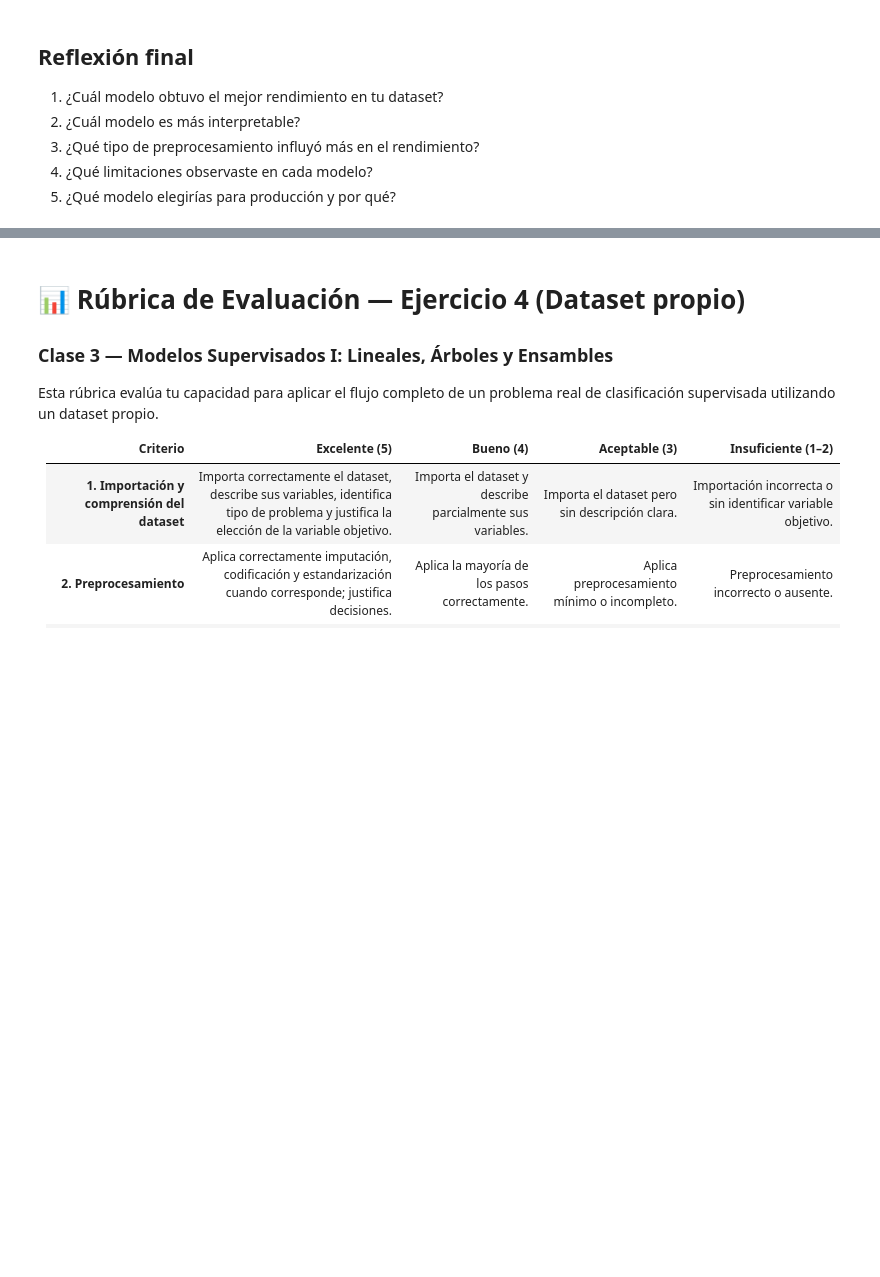
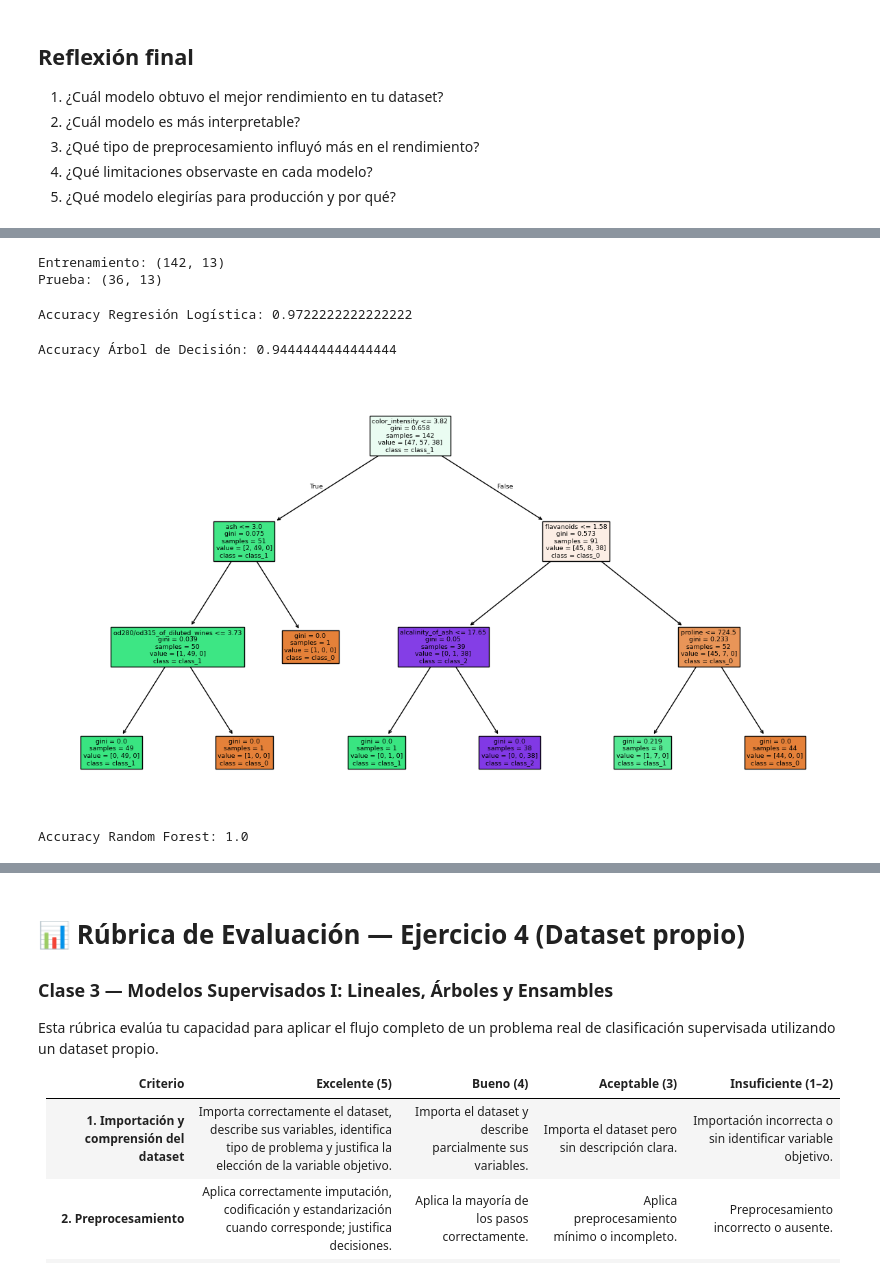
Before and after one commit to sanchezmicaela/Aprendizaje_Automatico, a Jupyter notebook: colab_notebook/3-modelos_supervisados-micaela-sanchez.ipynb, the cells around one changed output, grey strips where cells are left out. Saved outputs shown, nothing was run; the diff lists cells and outputs as text; code cells hidden in the pictures; blank space fills up the shorter version.

```diff
--- a/colab_notebook/3-modelos_supervisados-micaela-sanchez.ipynb
+++ b/colab_notebook/3-modelos_supervisados-micaela-sanchez.ipynb
@@ -1460,0 +1492,80 @@ Este ejercicio simula un flujo real de trabajo en machine learning.
+# %%
+X_train, X_test, y_train, y_test = train_test_split(
+    X,
+    y,
+    test_size=0.20,
+    random_state=42,
+    stratify=y
+)
+
+scaler = StandardScaler()
+
+X_train_scaled = scaler.fit_transform(X_train)
+X_test_scaled = scaler.transform(X_test)
+
+print("Entrenamiento:", X_train.shape)
+print("Prueba:", X_test.shape)
+# %% [output]
+Entrenamiento: (142, 13)
+Prueba: (36, 13)
+# %%
+# Regresión Logística
+
+log_model = LogisticRegression(max_iter=5000)
+
+log_model.fit(X_train_scaled, y_train)
+
+pred_log = log_model.predict(X_test_scaled)
+
+acc_log = accuracy_score(y_test, pred_log)
+
+print("Accuracy Regresión Logística:", acc_log)
+# %% [output]
+Accuracy Regresión Logística: 0.9722222222222222
+# %%
+# Árbol de Decisión
+
+tree_model = DecisionTreeClassifier(
+    max_depth=3,
+    random_state=42
+)
+
+tree_model.fit(X_train, y_train)
+
+pred_tree = tree_model.predict(X_test)
+
+acc_tree = accuracy_score(y_test, pred_tree)
+
+print("Accuracy Árbol de Decisión:", acc_tree)
+# %% [output]
+Accuracy Árbol de Decisión: 0.9444444444444444
+# %%
+plt.figure(figsize=(15,8))
+
+plot_tree(
+    tree_model,
+    feature_names=wine.feature_names,
+    class_names=wine.target_names,
+    filled=True
+)
+
+plt.show()
+# %% [output]
+[figure, added]
+# %%
+# Random Forest
+
+rf_model = RandomForestClassifier(
+    n_estimators=100,
+    random_state=42
+)
+
+rf_model.fit(X_train, y_train)
+
+pred_rf = rf_model.predict(X_test)
+
+acc_rf = accuracy_score(y_test, pred_rf)
+
+print("Accuracy Random Forest:", acc_rf)
+# %% [output]
+Accuracy Random Forest: 1.0
```
Also changed, not shown: parts of 6 cells of this notebook.
